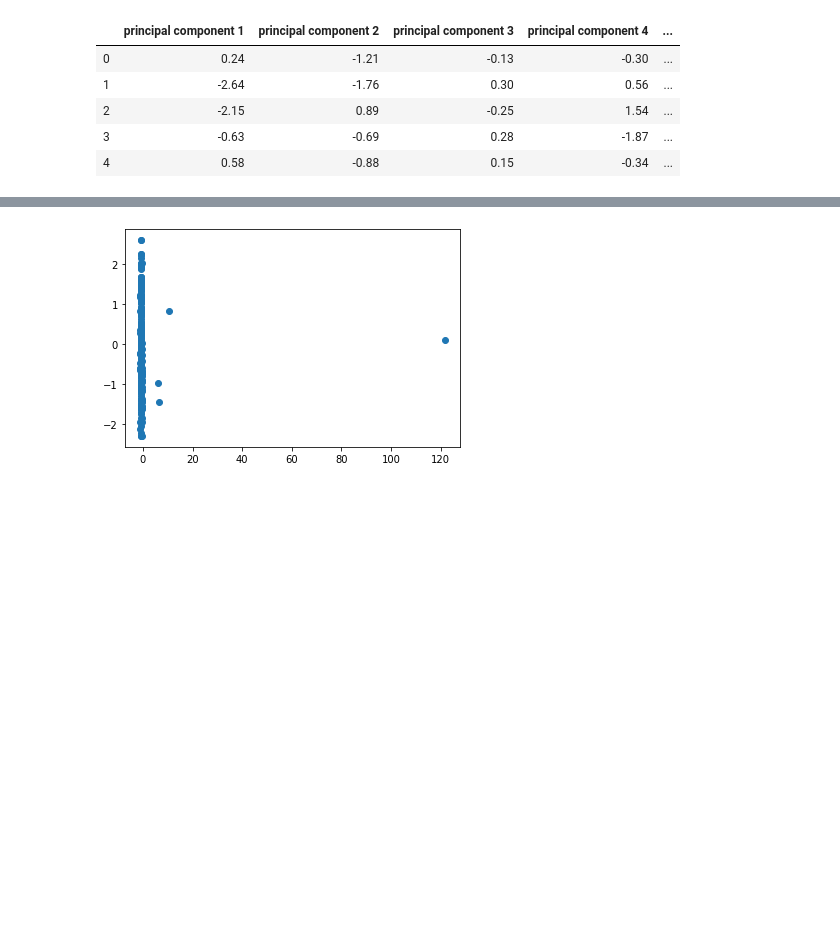
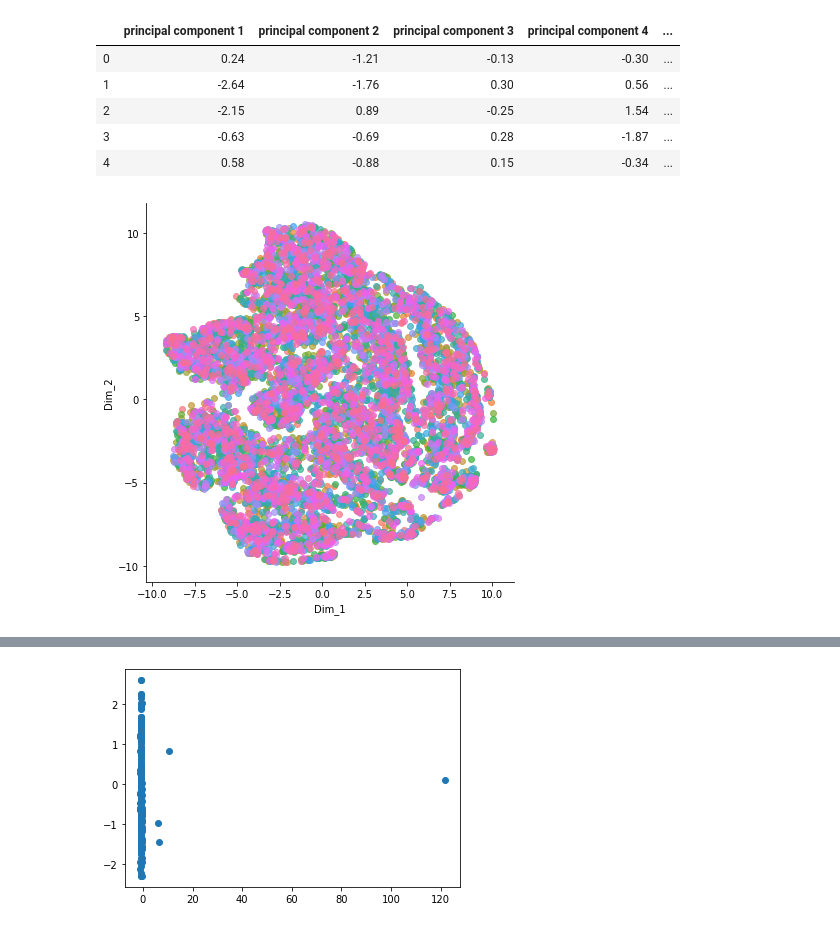
Before and after one commit to pedromlsreis/paranormal_distributions, a Jupyter notebook: explore_nb.ipynb, the cells around one changed output, grey strips where cells are left out. Cells and saved outputs as stored; diff of their text form; code cells hidden in the pictures; blank space fills up the shorter version.

```diff
--- a/explore_nb.ipynb
+++ b/explore_nb.ipynb
@@ -187,0 +186,16 @@ principalDf.head(5)
+# %%
+#do we need to show the PCA some how? so I try to do with T-SNE
+from sklearn.manifold import TSNE
+
+tsne = TSNE(n_components=2, verbose=0, perplexity=40, n_iter=300)
+tsne_pca_results = tsne.fit_transform(principalDf)
+# %%
+
+tsne_data = np.vstack((tsne_pca_results.T, principalDf.index)).T
+
+tsne_df = pd.DataFrame(data=tsne_data, columns = ('Dim_1', 'Dim_2', 'label'))
+
+sb.FacetGrid(tsne_df, hue='label', height=6).map(plt.scatter, 'Dim_1', 'Dim_2', alpha=.7)
+plt.show()
+# %% [output]
+[figure, added]
```
Also changed, not shown: parts of 4 cells of this notebook.
